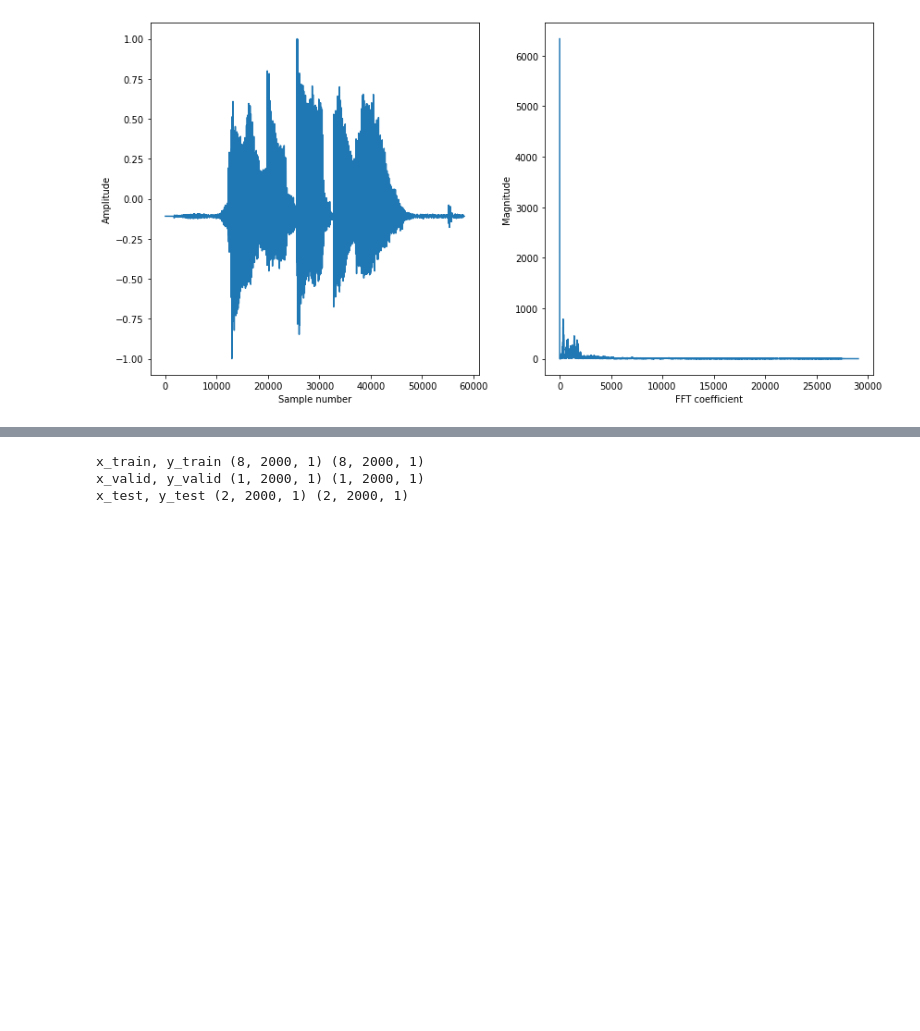
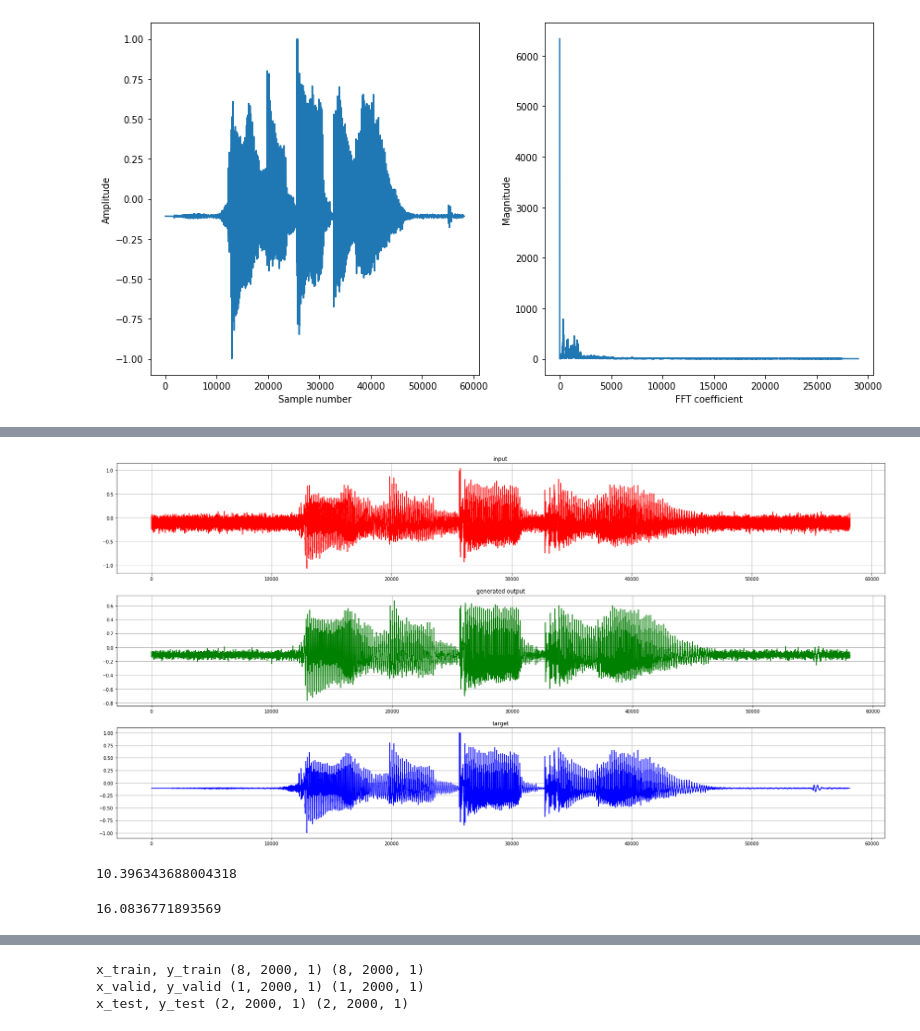
Before and after one commit to Nadiam75/DeepLearning_HW_3, a Jupyter notebook: Q2.ipynb, the cells around one changed output, grey strips where cells are left out. Cells and saved outputs as stored; diff of their text form; code cells hidden in the pictures; blank space fills up the shorter version.

```diff
--- a/Q2.ipynb
+++ b/Q2.ipynb
@@ -1107,0 +1233,8 @@ signal.shape[0],
+# %%
+preparedInput = np.zeros((581 , 100 , 1))
+for i in range(581):
+    st = i*samplingConst
+    ed = (i+1)*samplingConst
+    preparedInput[ i ,:] = noisy[1] [st : ed].reshape((100,1))
+# %%
+calculated_output = SimpleRNNmodel.predict(preparedInput)
@@ -1107,0 +1245,23 @@ signal.shape[0],
+# %%
+resh = calculated_output.reshape((58100,))
+# %%
+plt.figure(figsize = (30 , 15))
+plt.subplot(3,1,1)
+plt.plot (np.arange(58176).T , noisy[1] , 'r')
+
+plt.title('input')
+plt.grid()
+
+plt.subplot(3,1,2)
+plt.plot (np.arange(58100).T ,resh , 'g' )
+
+plt.title('generated output')
+plt.grid()
+
+plt.subplot(3,1,3)
+plt.plot (np.arange(58176).T , denoised[1] , 'b' )
+
+plt.title('target')
+plt.grid()
+# %% [output]
+[figure, added]
@@ -1108 +1274,9 @@ signal.shape[0],
+# %%
+calc_SNR(denoised[1] , noisy[1])
+# %% [output]
+10.396343688004318
+# %%
+calc_SNR( denoised[1][:-76] , resh)
+# %% [output]
+16.0836771893569
 # %%
```
Also changed, not shown: parts of 36 cells of this notebook.
